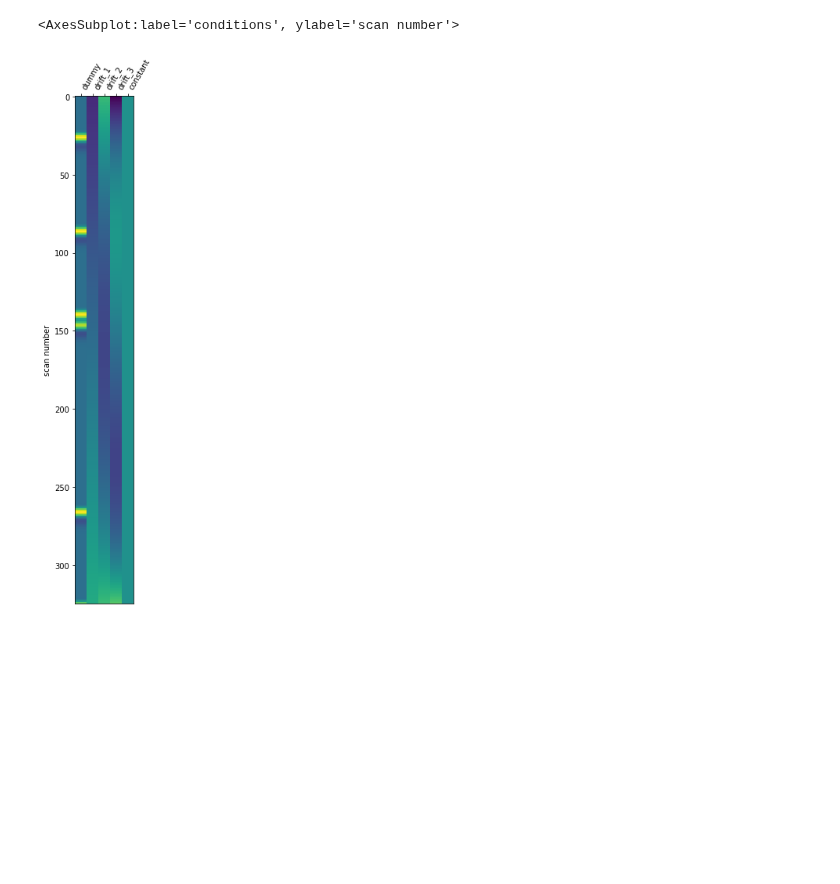
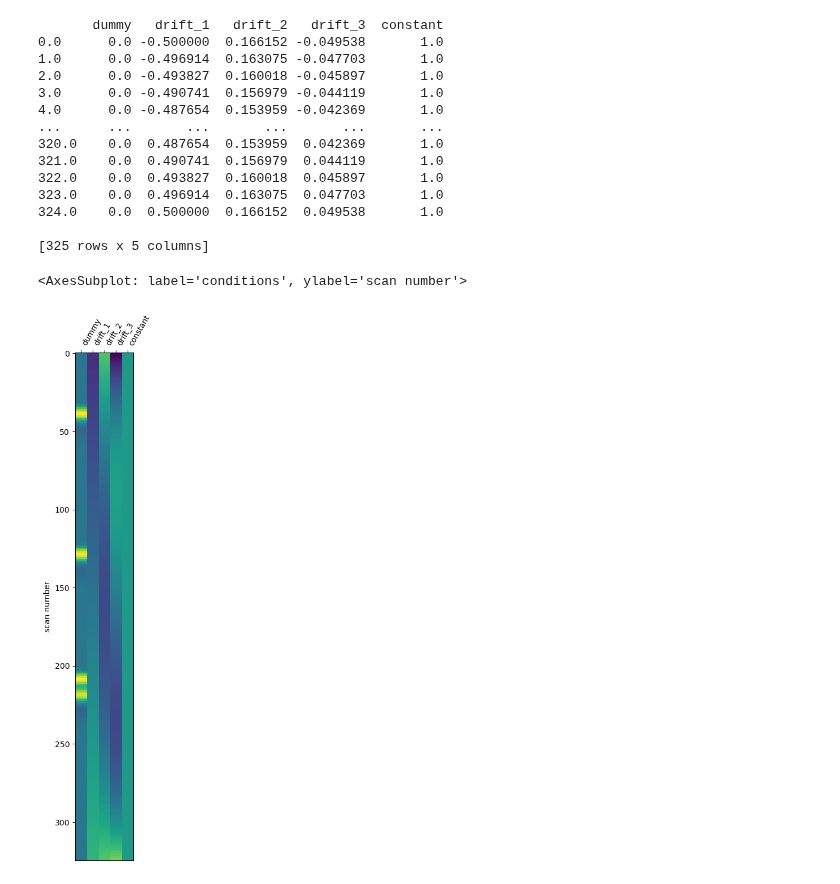
Before and after one commit to grandjeanlab/multirat_se, a Jupyter notebook: nilearn.ipynb, the cells around one changed output. Saved outputs shown, nothing was run; the diff lists cells and outputs as text; code cells hidden in the pictures; blank space fills up the shorter version.

```diff
--- a/nilearn.ipynb
+++ b/nilearn.ipynb
@@ -45,6 +41,0 @@ design = make_first_level_design_matrix(
-# %%
-from nilearn.plotting import plot_design_matrix
-plot_design_matrix(design)
-# %% [output]
-<AxesSubplot:label='conditions', ylabel='scan number'>
-[figure, removed]
@@ -54 +53,26 @@ header = func_img.header
+# %%
+#Compute design matrix
+design_matrices = make_first_level_design_matrix(frame_times, events, drift_model='polynomial', drift_order=3, hrf_model=hrf_model)
+design = make_first_level_design_matrix(
+    frame_times, events, drift_model='polynomial', drift_order=3, hrf_model=hrf_model)
+
+print(design)
+plot_design_matrix(design)
+# %% [output]
+       dummy   drift_1   drift_2   drift_3  constant
+0.0      0.0 -0.500000  0.166152 -0.049538       1.0
+1.0      0.0 -0.496914  0.163075 -0.047703       1.0
+2.0      0.0 -0.493827  0.160018 -0.045897       1.0
+3.0      0.0 -0.490741  0.156979 -0.044119       1.0
+4.0      0.0 -0.487654  0.153959 -0.042369       1.0
+...      ...       ...       ...       ...       ...
+320.0    0.0  0.487654  0.153959  0.042369       1.0
+321.0    0.0  0.490741  0.156979  0.044119       1.0
+322.0    0.0  0.493827  0.160018  0.045897       1.0
+323.0    0.0  0.496914  0.163075  0.047703       1.0
+324.0    0.0  0.500000  0.166152  0.049538       1.0
+
+[325 rows x 5 columns]
+<AxesSubplot: label='conditions', ylabel='scan number'>
+[figure, added]
 # %%
```
Also changed, not shown: parts of 15 cells of this notebook, 1 other file.
